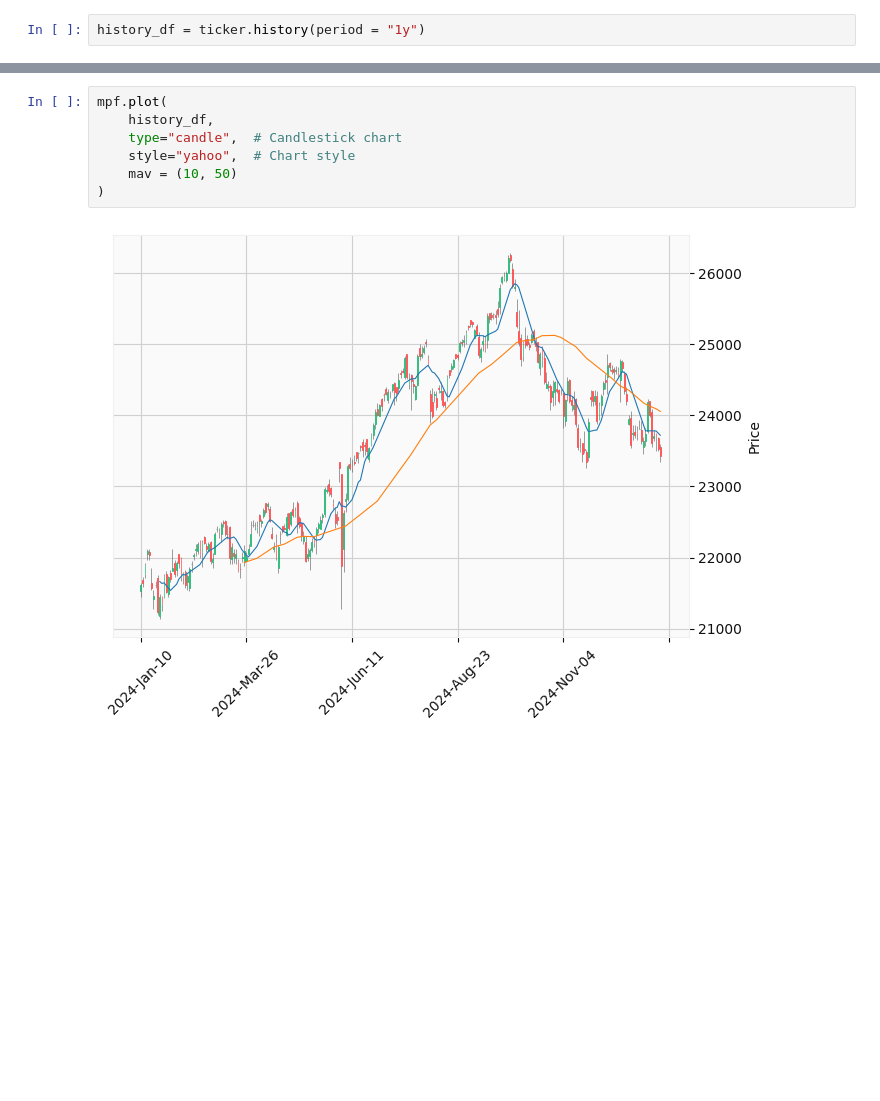
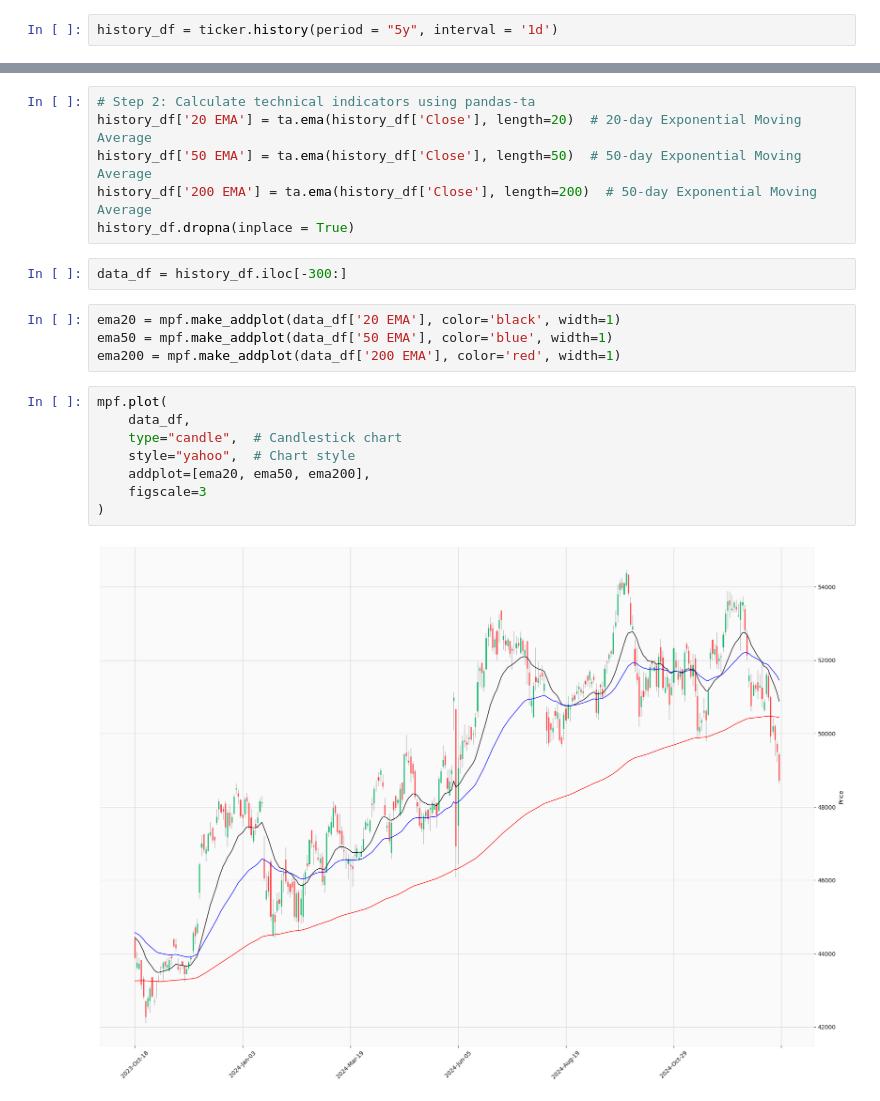
Before and after one commit to vkthakur90/AI_Applications, a Jupyter notebook: CandleStick.ipynb, the cells around one changed output, grey strips where cells are left out. Drawn from its saved outputs; the diff is of its cells as text; blank space fills up the shorter version.

```diff
--- a/CandleStick.ipynb
+++ b/CandleStick.ipynb
@@ -27,2 +31,2 @@ ticker = yf.Ticker('^NSEI')
 # %%
-history_df = ticker.history(period = "1y")
+history_df = ticker.history(period = "5y", interval = '1d')
@@ -46,9 +33,22 @@ history_df
+# %%
+# Step 2: Calculate technical indicators using pandas-ta
+history_df['20 EMA'] = ta.ema(history_df['Close'], length=20)  # 20-day Exponential Moving Average
+history_df['50 EMA'] = ta.ema(history_df['Close'], length=50)  # 50-day Exponential Moving Average
+history_df['200 EMA'] = ta.ema(history_df['Close'], length=200)  # 50-day Exponential Moving Average
+history_df.dropna(inplace = True)
+# %%
+data_df = history_df.iloc[-300:]
+# %%
+ema20 = mpf.make_addplot(data_df['20 EMA'], color='black', width=1)
+ema50 = mpf.make_addplot(data_df['50 EMA'], color='blue', width=1)
+ema200 = mpf.make_addplot(data_df['200 EMA'], color='red', width=1)
 # %%
 mpf.plot(
-    history_df,
+    data_df,
     type="candle",  # Candlestick chart
     style="yahoo",  # Chart style
-    mav = (10, 50)
+    addplot=[ema20, ema50, ema200],
+    figscale=3
 )
 # %% [output]
-[figure, old version]
+[figure, new version]
```
Also changed, not shown: parts of 4 cells of this notebook.
